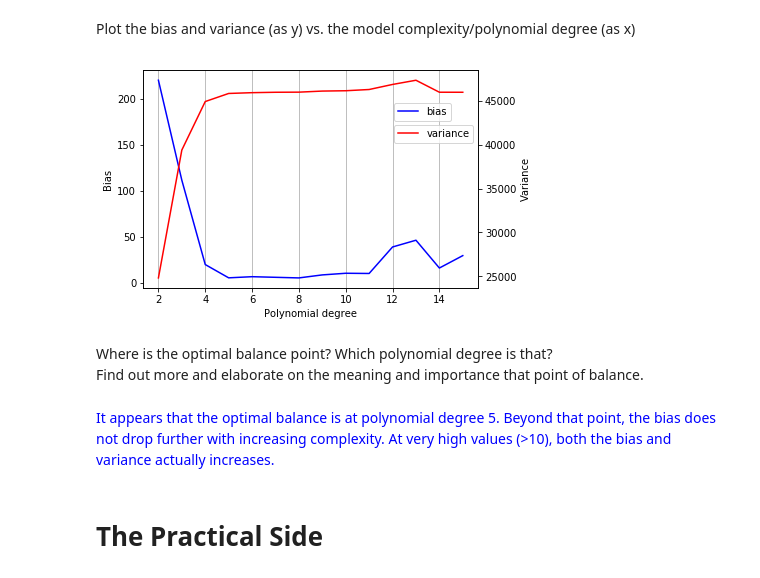
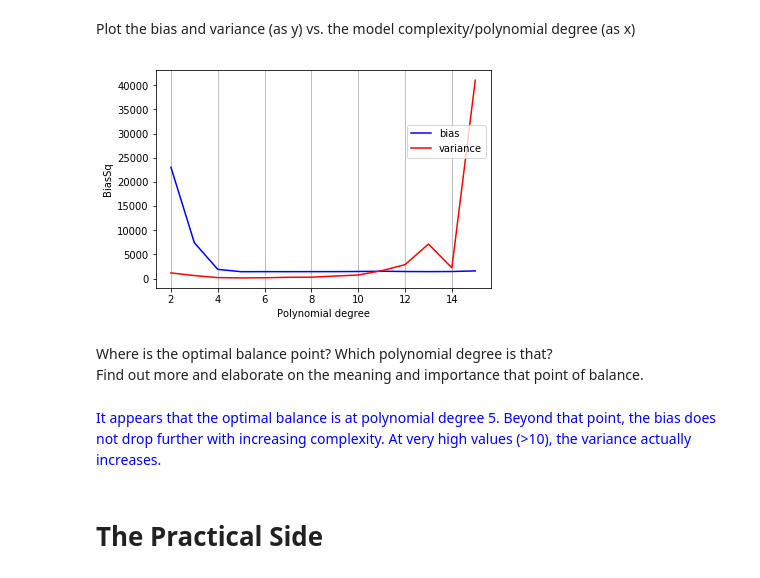
Before and after one commit to nickyeolk/aiap_projects, a Jupyter notebook: aiap-week2/Week 2 - Statistical Learning - Release.ipynb, the cells around one changed output. Cells and saved outputs as stored; diff of their text form; code cells hidden in the pictures.

Commit message:
chapter 4, Thursday updates. bias/variance, model selectioni.

```diff
--- a/aiap-week2/Week 2 - Statistical Learning - Release.ipynb
+++ b/aiap-week2/Week 2 - Statistical Learning - Release.ipynb
@@ -343,7 +356,7 @@ __Now, simulate a training data by introducing random errors on the curve.__<br>
 # %% [markdown]
 <img src="./training_data.png">
 # %%
-noise = np.random.normal(0,20,len(output))
+noise = np.random.normal(0,40,len(output))
 noisy = output+noise
-plt.scatter(input_x,noisy,alpha=0.5)
+plt.scatter(input_x,noisy,alpha=0.5,s=2);
 # %% [output]
@@ -455,0 +430,18 @@ degree:  15
+# %%
+biassq_all=[]
+variance_all=[]
+mse_all=[]
+
+for degree in range(2,16):
+    print('degree: ',degree)
+    X_all_new = preprocessing.PolynomialFeatures(degree=degree).fit_transform(X_all.reshape(-1,1))
+    X_test = X_all_new[:200]
+    y_test = y_all[:200]
+    X_train = X_all_new[200:]
+    y_train = y_all[200:]
+    all_model_pred = train_model(X_train,y_train,X_test)
+    biass,variancee,msee = overall_bias_var(all_model_pred)
+    biassq_all.append(biass)
+    variance_all.append(variancee)
+    mse_all.append(msee)
+    print(biass,variancee,msee,biass+variancee)
@@ -457,23 +467,24 @@ degree:  15
 Plot the bias and variance (as y) vs. the model complexity/polynomial degree (as x)
 # %%
 fig,ax1=plt.subplots()
-ax1.plot(np.arange(2,16),bias_all,color='blue',label='bias')
-ax1.set_ylabel('Bias')
+ax1.plot(np.arange(2,16),biassq_all,color='blue',label='bias')
+ax1.set_ylabel('BiasSq')
 plt.legend(bbox_to_anchor=(0.75, 0.85), loc=2, borderaxespad=0.)
-ax2=ax1.twinx()
-ax2.plot(np.arange(2,16),variance_all,color='red',label='variance')
-ax2.set_ylabel('Variance')
+# ax2=ax1.twinx()
+ax1.plot(np.arange(2,16),variance_all,color='red',label='variance')
+# ax2.set_ylabel('Variance/mse')
+# ax1.plot(np.arange(2,16),np.array(biassq_all)+np.array(variance_all),color='green',label='mse')
 ax1.grid(which='both',axis='x')
 ax1.set_xlabel('Polynomial degree')
 plt.legend(bbox_to_anchor=(0.75, 0.75), loc=2, borderaxespad=0.)
 plt.show()
 # %% [output]
-[figure, old version]
+[figure, new version]
 # %% [markdown]
 Where is the optimal balance point? Which polynomial degree is that? <br>
 Find out more and elaborate on the meaning and importance that point of balance.
 # %% [markdown]
-<font color='blue'>It appears that the optimal balance is at polynomial degree 5. Beyond that point, the bias does not drop further with increasing complexity. At very high values (>10), both the bias and variance actually increases.</font>
+<font color='blue'>It appears that the optimal balance is at polynomial degree 5. Beyond that point, the bias does not drop further with increasing complexity. At very high values (>10), the variance actually increases.</font>
 # %% [markdown]
 # The Practical Side
 # %% [markdown]
```
Also changed, not shown: parts of 35 cells of this notebook.
